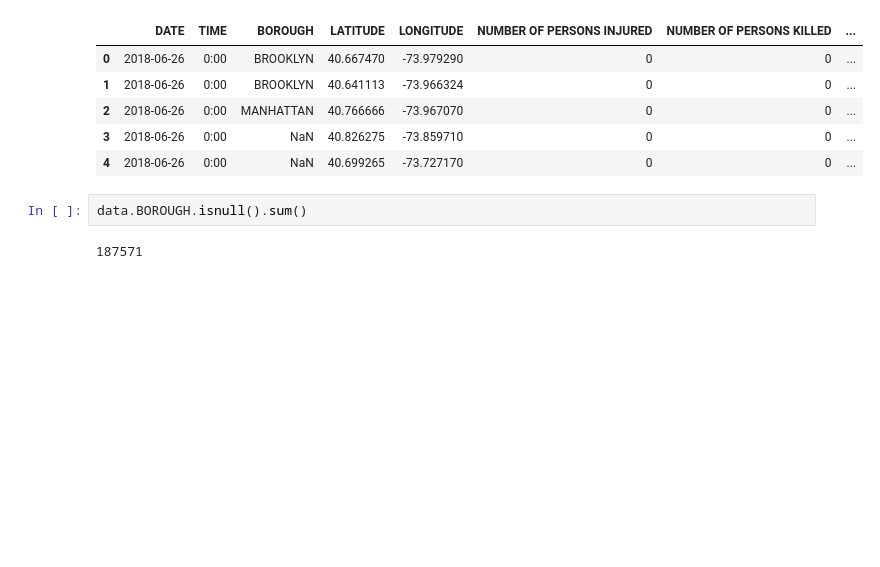
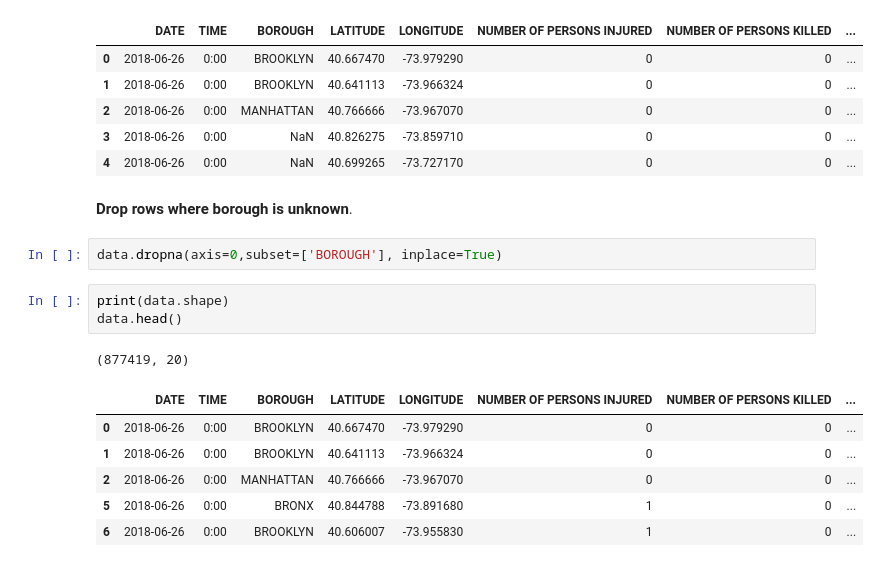
Before and after one commit to udacity/sapient-webinar, a Jupyter notebook: collisions.ipynb, the cells around one changed output. Cells and saved outputs as stored; diff of their text form; blank space fills up the shorter version.

```diff
--- a/collisions.ipynb
+++ b/collisions.ipynb
@@ -132,7 +132,18 @@ data.head()
 | 2 | 2018-06-26 | 0:00 | MANHATTAN | 40.766666 | -73.967070 | 0 | 0 | ... |
 | 3 | 2018-06-26 | 0:00 | NaN | 40.826275 | -73.859710 | 0 | 0 | ... |
 | 4 | 2018-06-26 | 0:00 | NaN | 40.699265 | -73.727170 | 0 | 0 | ... |
-# %%
-data.BOROUGH.isnull().sum()
-# %% [output]
-187571
+# %% [markdown]
+**Drop rows where borough is unknown**.
+# %%
+data.dropna(axis=0,subset=['BOROUGH'], inplace=True)
+# %%
+print(data.shape)
+data.head()
+# %% [output]
+(877419, 20)
+|  | DATE | TIME | BOROUGH | LATITUDE | LONGITUDE | NUMBER OF PERSONS INJURED | NUMBER OF PERSONS KILLED | ... |
+| 0 | 2018-06-26 | 0:00 | BROOKLYN | 40.667470 | -73.979290 | 0 | 0 | ... |
+| 1 | 2018-06-26 | 0:00 | BROOKLYN | 40.641113 | -73.966324 | 0 | 0 | ... |
+| 2 | 2018-06-26 | 0:00 | MANHATTAN | 40.766666 | -73.967070 | 0 | 0 | ... |
+| 5 | 2018-06-26 | 0:00 | BRONX | 40.844788 | -73.891680 | 1 | 0 | ... |
+| 6 | 2018-06-26 | 0:00 | BROOKLYN | 40.606007 | -73.955830 | 1 | 0 | ... |
```
Also changed, not shown: parts of 7 cells of this notebook.
